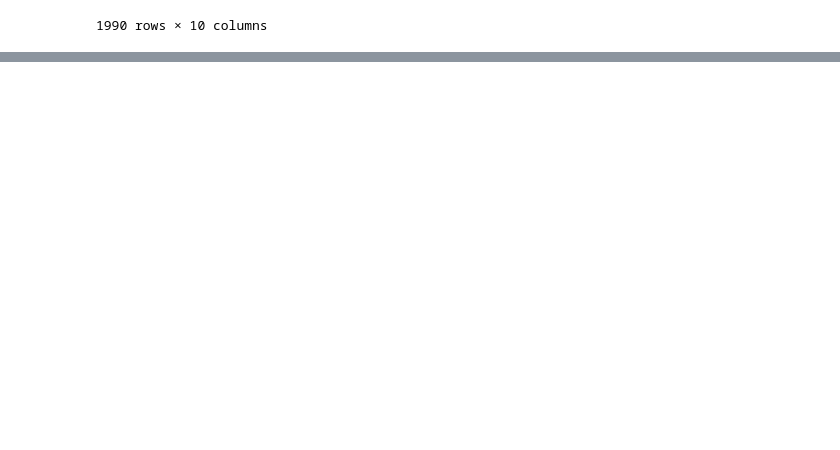
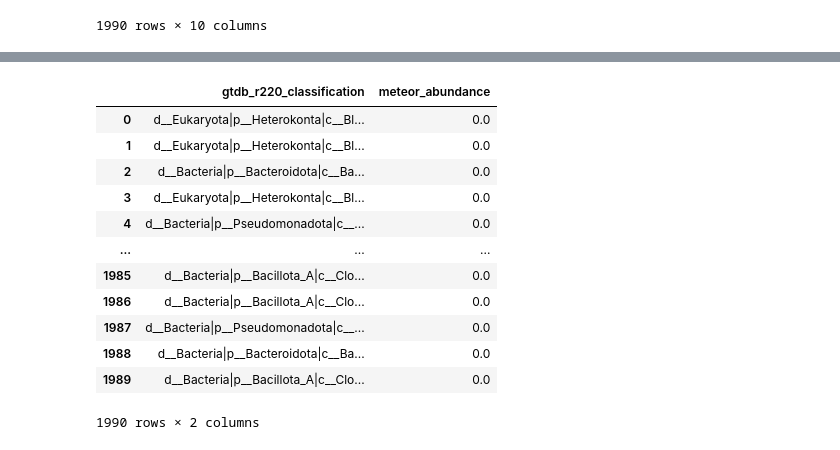
Before and after one commit to vivekbibs/IS4, a Jupyter notebook: compare_outputs/get_msp_meteor.ipynb, the cells around one changed output, grey strips where cells are left out. Saved outputs shown, nothing was run; the diff lists cells and outputs as text; code cells hidden in the pictures; blank space fills up the shorter version.

```diff
--- a/compare_outputs/get_msp_meteor.ipynb
+++ b/compare_outputs/get_msp_meteor.ipynb
@@ -41,0 +94,18 @@ msp_abundances=pd.read_csv()
+# %%
+meteor_output=meteor_output[["gtdb_r220_classification","meteor_abundance"]]
+# %%
+meteor_output
+# %% [output]
+|  | gtdb_r220_classification | meteor_abundance |
+| 0 | d__Eukaryota|p__Heterokonta|c__Bl... | 0.0 |
+| 1 | d__Eukaryota|p__Heterokonta|c__Bl... | 0.0 |
+| 2 | d__Bacteria|p__Bacteroidota|c__Ba... | 0.0 |
+| 3 | d__Eukaryota|p__Heterokonta|c__Bl... | 0.0 |
+| 4 | d__Bacteria|p__Pseudomonadota|c__... | 0.0 |
+| ... | ... | ... |
+| 1985 | d__Bacteria|p__Bacillota_A|c__Clo... | 0.0 |
+| 1986 | d__Bacteria|p__Bacillota_A|c__Clo... | 0.0 |
+| 1987 | d__Bacteria|p__Pseudomonadota|c__... | 0.0 |
+| 1988 | d__Bacteria|p__Bacteroidota|c__Ba... | 0.0 |
+| 1989 | d__Bacteria|p__Bacillota_A|c__Clo... | 0.0 |
+1990 rows × 2 columns
```
Also changed, not shown: parts of 7 cells of this notebook.
